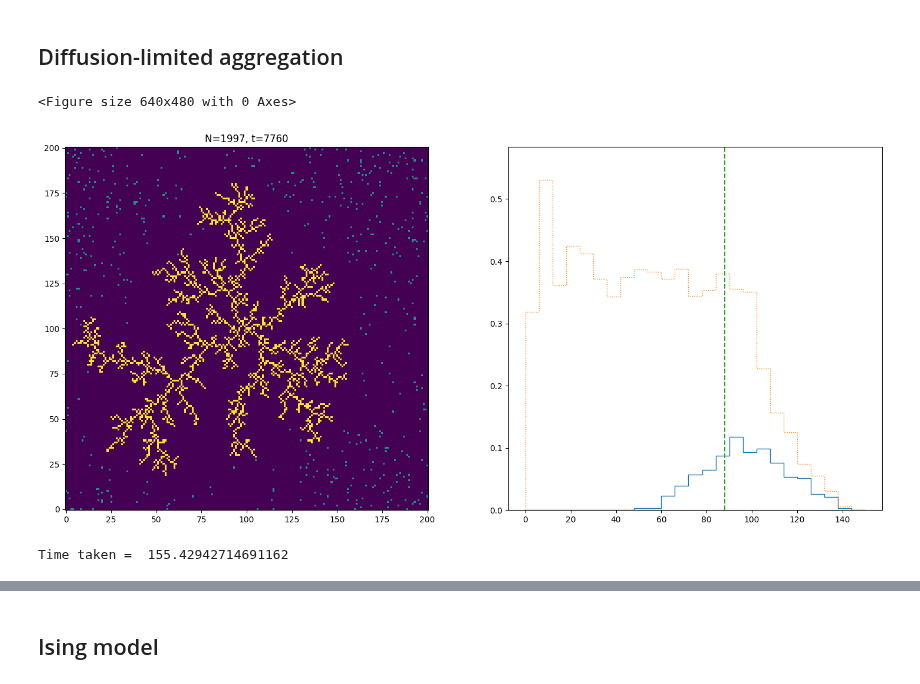
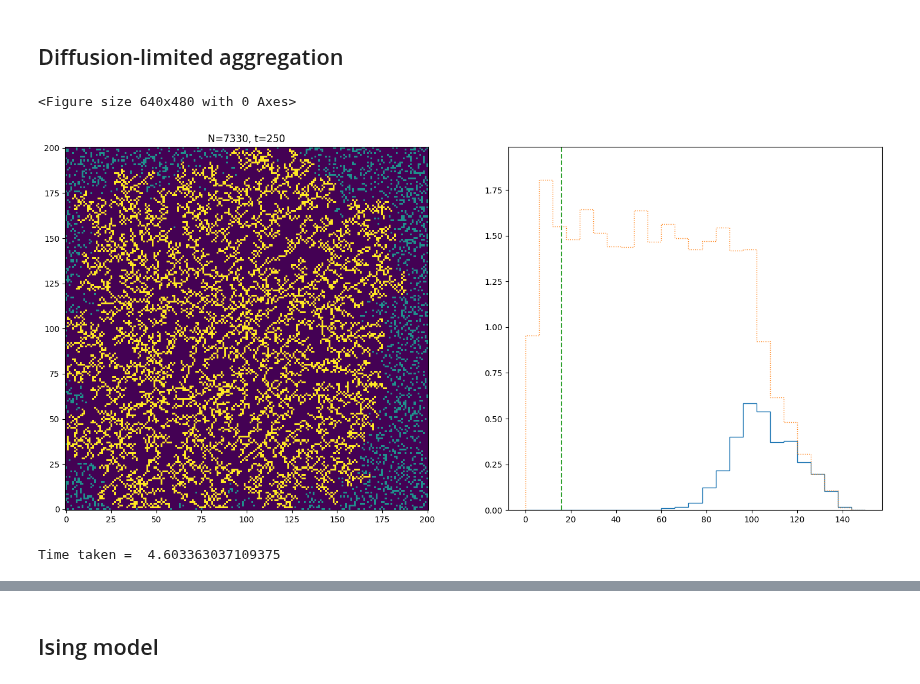
Before and after one commit to andrewcumming/phys512, a Jupyter notebook: HW3_solutions.ipynb, the cells around one changed output, grey strips where cells are left out. Cells and saved outputs as stored; diff of their text form; code cells hidden in the pictures.

```diff
--- a/HW3_solutions.ipynb
+++ b/HW3_solutions.ipynb
@@ -39,7 +39,7 @@ grid[ncenter, ncenter] = 1
 #grid[n1:n2, n1:n2] = 1
 
 # the number of "walkers" (=liquid particles)
-nwalkers = 2500
+nwalkers = 10000
 
 # now assign random coordinates to the walkers
 coords = rng.integers(low=0, high=ngrid, size=(nwalkers,2))
@@ -81,37 +81,37 @@ while len(coords[:]) > 0.2 * nwalkers:
 
         ax2 = fig.add_subplot(122)
         r_vec = np.zeros(len(coords[:]))
         for ind, (i,j) in enumerate(coords):
             r_vec[ind] = np.sqrt((i-ncenter)**2 + (j-ncenter)**2)
         bins0 = np.linspace(0,150,26)
         counts, bins = np.histogram(r_vec, bins = bins0)
         rads = 0.5*(bins[:-1] + bins[1:])
         plt.stairs(counts / (2*np.pi*rads), bins)
         counts, bins = np.histogram(r_vec0, bins = bins0)
         rads = 0.5*(bins[:-1] + bins[1:])
         plt.stairs(counts / (2*np.pi*rads), bins, linestyle=":")
 
         ymax = 1.1*max(counts/ (2*np.pi*rads))
         plt.plot([np.sqrt(t),np.sqrt(t)],[0.0,ymax], "--")
         plt.ylim((0.0,ymax))
 
         # Save the plot as a png file so we can make a movie
-        fig_count += 1
-        plt.savefig('figs/%0.4d.png' % (fig_count,))
+        #fig_count += 1
+        #plt.savefig('figs/%0.4d.png' % (fig_count,))
 
         #plt.show()
 
 
     t = t + 1
     n_arr = np.append(n_arr, np.sum(grid))
     t_arr = np.append(t_arr, t)
 
 plt.show()
 print("Time taken = ", time.time()-t0)
 # %% [output]
 <Figure size 640x480 with 0 Axes>
-[figure, old version]
+[figure, new version]
-Time taken =  155.42942714691162
+Time taken =  4.603363037109375
 # %%
 import scipy.interpolate
 
```
Also changed, not shown: parts of 3 cells of this notebook.
